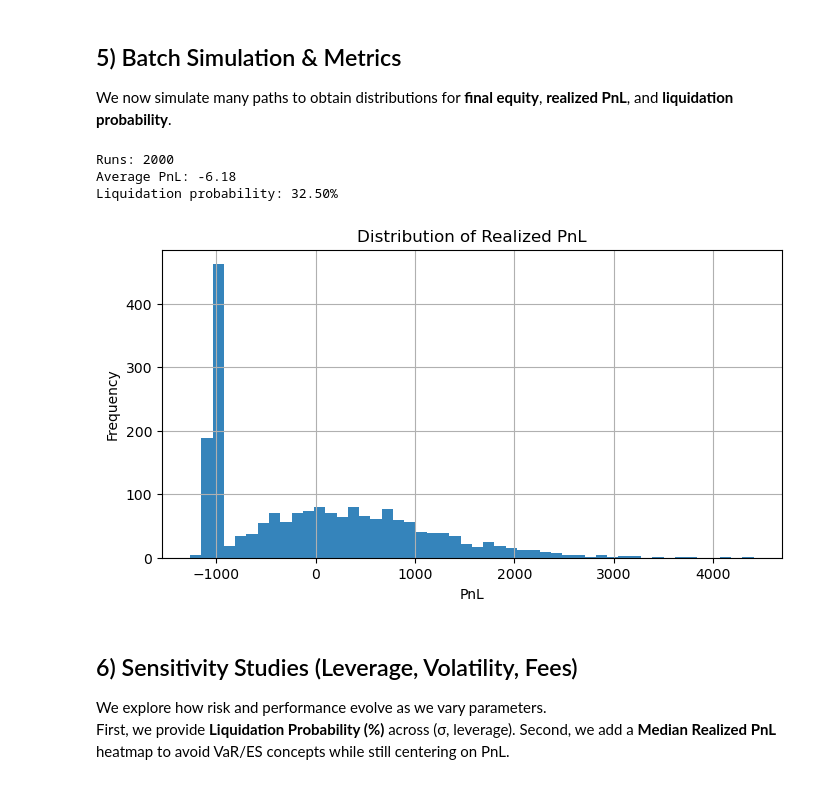
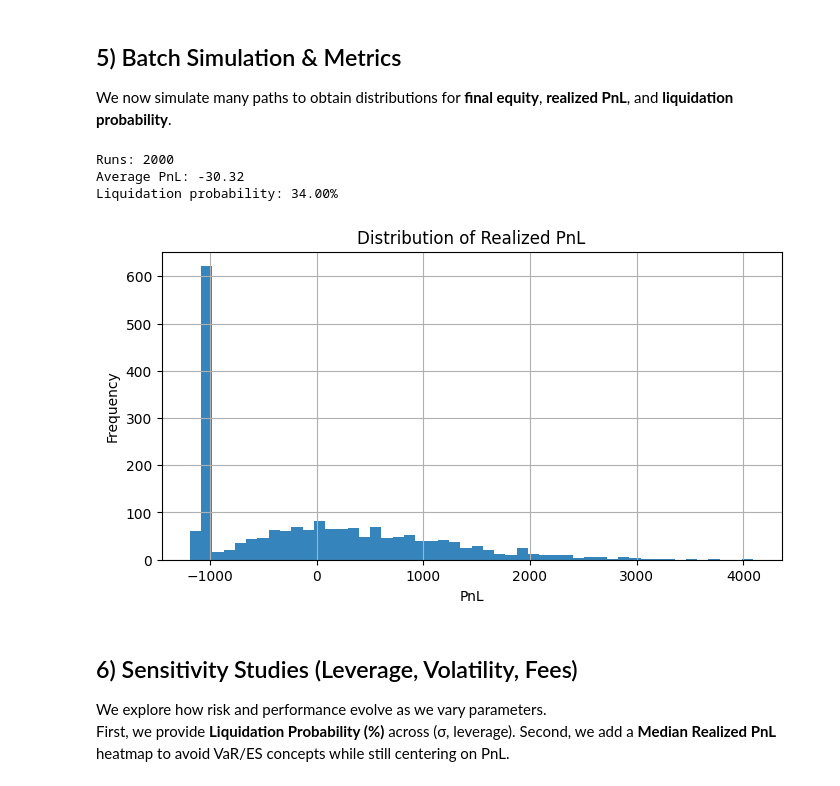
Before and after one commit to LucaPennella/sok-defi-derivatives, a Jupyter notebook: Perpetuals-Simulation-Notebook.ipynb, the cells around one changed output. Drawn from its saved outputs; the diff is of its cells as text; code cells hidden in the pictures.

```diff
--- a/Perpetuals-Simulation-Notebook.ipynb
+++ b/Perpetuals-Simulation-Notebook.ipynb
@@ -441,13 +405,14 @@ _ = run_single_demo()
 We now simulate many paths to obtain distributions for **final equity**, **realized PnL**, and **liquidation probability**.
 # %%
 def simulate_batch(n_runs: int, price_params: PriceProcessParams, perp_params: PerpParams,
-                   capture_paths: bool=False) -> Dict[str, Any]:
+                   capture_paths: bool=False, seed: Optional[int]=None) -> Dict[str, Any]:
+    rng = np.random.default_rng(seed)
     finals = []
     liqs = []
     records: List[Dict[str, Any]] = []
     paths_equity = []
     for _ in range(n_runs):
-        price_df = generate_price_path(price_params)
+        price_df = generate_price_path(price_params, rng=rng)
         res = simulate_perp_single(price_df, perp_params)
         finals.append(res["final_equity"] - perp_params.collateral)  # realized PnL after close/liq
         liqs.append(res["liquidated"])
@@ -466,36 +431,37 @@ def simulate_batch(n_runs: int, price_params: PriceProcessParams, perp_params: P
         "liq_prob": float(np.mean(liqs)),
         "paths_equity": paths_equity
     }
 
 def plot_pnl_distribution(df: pd.DataFrame):
     plt.figure(figsize=(8, 4))
     plt.hist(df["realized_pnl"], bins=50, alpha=0.9)
     plt.title("Distribution of Realized PnL")
     plt.xlabel("PnL")
     plt.ylabel("Frequency")
     plt.grid(True)
     plt.show()
 
 # Example batch run
 batch_out = simulate_batch(
     n_runs=2000,
+    seed=42,
     price_params=PriceProcessParams(S0=145.51, mu=0.0, sigma=0.04, T=7, dt=1/24),
     perp_params=PerpParams(is_long=True, collateral=1000.0, leverage=10.0,
                            trading_fee_rate=0.0006, borrow_fee_rate=0.000027,
                            maintenance_margin_rate=0.002556, apply_funding_fee=False)
 )
 print(f"Runs: {len(batch_out['df'])}")
 print(f"Average PnL: {batch_out['avg_pnl']:.2f}")
 print(f"Liquidation probability: {batch_out['liq_prob']*100:.2f}%")
 plot_pnl_distribution(batch_out["df"])
 
 # Save results as CSV for paper appendix if useful
 #batch_out["df"].to_csv("/mnt/data/perps_batch_results.csv", index=False)
 # %% [output]
 Runs: 2000
-Average PnL: -6.18
-Liquidation probability: 32.50%
+Average PnL: -30.32
+Liquidation probability: 34.00%
-[figure, old version]
+[figure, new version]
 # %% [markdown]
 
 <a id='sensitivity'></a>
```
Also changed, not shown: parts of 11 cells of this notebook.
